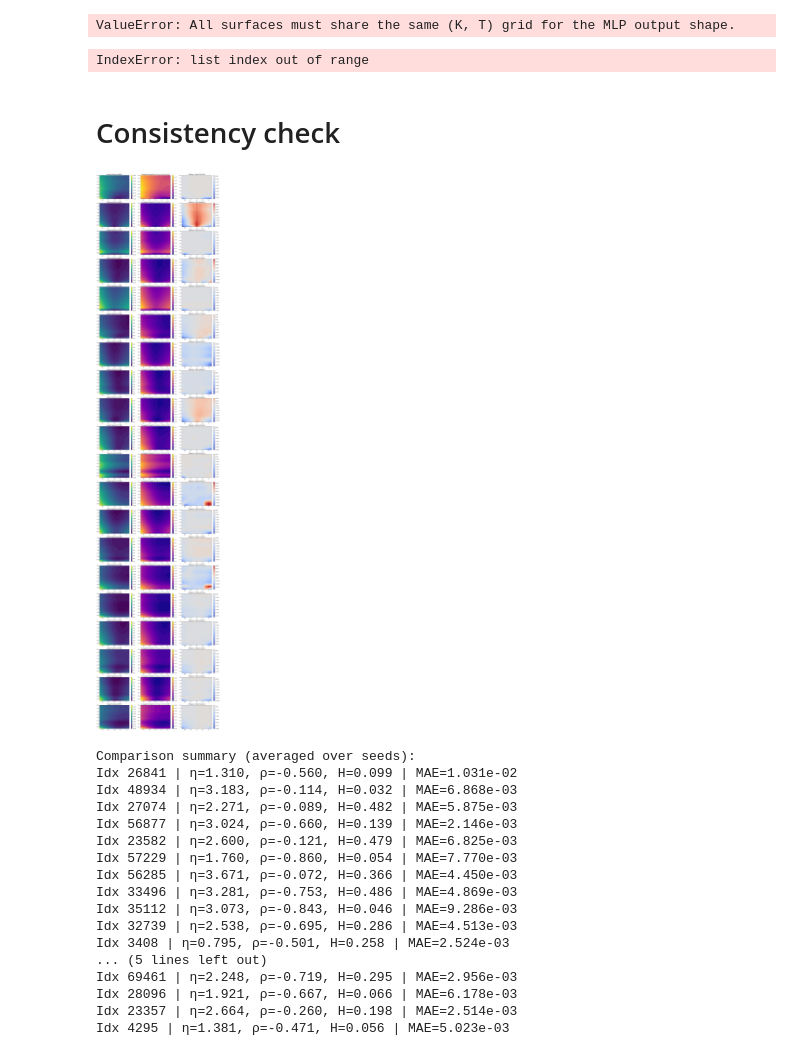
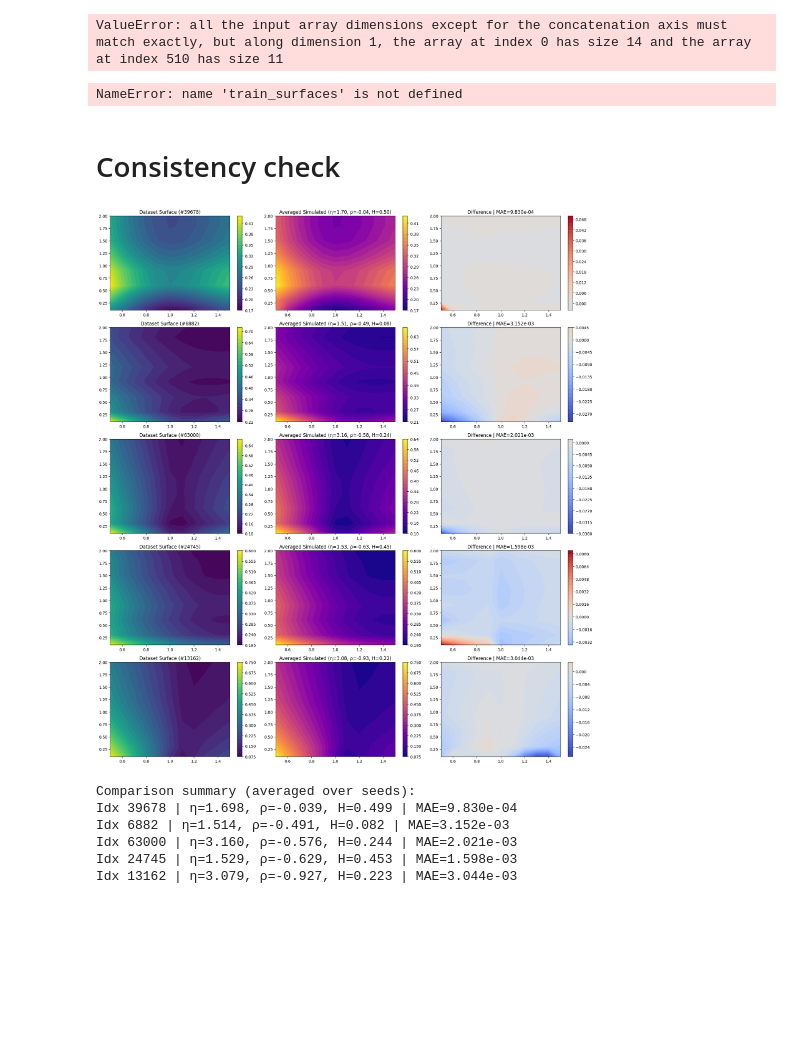
Before and after one commit to nwinkler99/deeponet_calibrations, a Jupyter notebook: training/training.ipynb, the cells around one changed output. Cells and saved outputs as stored; diff of their text form; code cells hidden in the pictures; blank space fills up the shorter version.

Commit message:
imporved data gen

```diff
--- a/training/training.ipynb
+++ b/training/training.ipynb
@@ -67,5 +58,5 @@ Loaded batch_0005.pkl
 # %%
-k = 141
+k = 239
 x = surfaces[k]["iv_surface"]
 xi0_knots = np.array(surfaces[k]["params"]["xi0_knots"])
 maturities = np.array(surfaces[k]["grid"]["maturities"])
@@ -74,7 +65,7 @@ strikes = np.array(surfaces[k]["grid"]["strikes"])
 # --- reconstruct bin edges for piecewise-constant ξ₀(t) ---
 # first edge starts at 0, last one ends at the final maturity
 edges = np.concatenate([[0.0], maturities])
-
+x = repair_edges_local_directional(iv_surface=x, maturities=maturities, strikes=strikes)
 plot_iv_surface(
     x, strikes, maturities,
     xi0_knots=xi0_knots,      # K values
@@ -85,20 +176,51 @@ plot_iv_surface(
 # %%
-train_surfaces = surfaces[:5500]
-test_surfaces = surfaces[5500:]
+train_surfaces = surfaces[:1400]
+test_surfaces = surfaces[1400:]
 
-train_loader, val_loader, bdim, Ks, Ts = MLP.prepare_data(train_surfaces)
+train_loader, val_loader, bdim, Ks, Ts = DeepONet.prepare_data(train_surfaces)
 model = DeepONet(branch_in_dim=bdim, latent_dim=64, hidden_dim=64, lr=1e-3)
 model.set_grid(Ks, Ts)
 model.set_io_dims(input_dim=bdim)
 model.train_model(train_loader, val_loader, epochs=10)
 fig = model.plot_evaluation(test_surfaces[0])  # no extra args needed
 model.evaluate_and_save(test_surfaces, out_dir="deeponet_eval")
+
+
+# ========================================
+# 1️⃣ Prepare data
+# ========================================
+# train_loader, val_loader, input_dim, output_shape, Ks, Ts = MLP.prepare_data(train_surfaces)
+
+# # ========================================
+# # 2️⃣ Initialize model
+# # ========================================
+# model = MLP(
+#     input_dim=input_dim,
+#     output_shape=output_shape,
+#     hidden_dims=(64, 64, 64),
+#     lr=1e-3
+# )
+
+# # Save grid + dimensions internally (for plotting and saving)
+# model.set_grid(Ks, Ts)
+# model.set_io_dims(input_dim=input_dim, output_shape=output_shape)
+
+# # ========================================
+# # 3️⃣ Train
+# # ========================================
+# model.train_model(train_loader, val_loader, epochs=10)
+
+# # ========================================
+# # 4️⃣ Evaluate and plot
+# # ========================================
+# fig = model.plot_evaluation(test_surfaces[0])  # uses stored Ks, Ts
+# x = model.evaluate(test_surfaces, out_dir="mlp_eval")
 # %% [output]
-ValueError: All surfaces must share the same (K, T) grid for the MLP output shape.
+ValueError: all the input array dimensions except for the concatenation axis must match exactly, but along dimension 1, the array at index 0 has size 14 and the array at index 510 has size 11
-# %%
-test_surfaces[0]
-# %% [output]
-IndexError: list index out of range
+# %%
+train_surfaces[0]
+# %% [output]
+NameError: name 'train_surfaces' is not defined
 # %% [markdown]
 # Consistency check
 # %%
@@ -126,9 +248,9 @@ cfg = SimulationConfig(M=50000, n=500, T_max=2.0, S0=1.0, G=1)
 # ======================================================
 # 2️⃣ Define subset of parameter sets to test
 # ======================================================
-num_tests = 20        # number of parameter combinations to test
+num_tests = 5        # number of parameter combinations to test
 num_seeds = 1        # how many seeds to average over
-np.random.seed(1230)
+np.random.seed(12346)
 test_indices = np.random.choice(len(xx), num_tests, replace=False)
 
 # ======================================================
@@ -158,48 +280,37 @@ for row, idx in enumerate(test_indices):
     diff = sim_surface - true_surface
     mae = np.mean(np.abs(diff))
     results.append({"idx": idx, "eta": eta, "rho": rho, "H": H, "mae": mae})
 
     K, T = np.meshgrid(strikes, maturities)
 
     # Plot
     c0 = axs[row, 0].contourf(K, T, true_surface, levels=30, cmap="viridis")
     axs[row, 0].set_title(f"Dataset Surface (#{idx})")
     plt.colorbar(c0, ax=axs[row, 0])
 
     c1 = axs[row, 1].contourf(K, T, sim_surface, levels=30, cmap="plasma")
     axs[row, 1].set_title(f"Averaged Simulated (η={eta:.2f}, ρ={rho:.2f}, H={H:.2f})")
     plt.colorbar(c1, ax=axs[row, 1])
 
     vmax = np.max(np.abs(diff))
     c2 = axs[row, 2].contourf(K, T, diff, levels=30, cmap="coolwarm", vmin=-vmax, vmax=vmax)
     axs[row, 2].set_title(f"Difference | MAE={mae:.3e}")
     plt.colorbar(c2, ax=axs[row, 2])
 
 plt.tight_layout()
 plt.show()
 
 # ======================================================
 # 4️⃣ Print summary stats
 # ======================================================
 print("Comparison summary (averaged over seeds):")
 for r in results:
     print(f"Idx {r['idx']:>4} | η={r['eta']:.3f}, ρ={r['rho']:.3f}, H={r['H']:.3f} | MAE={r['mae']:.3e}")
 # %% [output]
-[figure, old version]
+[figure, new version]
 Comparison summary (averaged over seeds):
-Idx 26841 | η=1.310, ρ=-0.560, H=0.099 | MAE=1.031e-02
-Idx 48934 | η=3.183, ρ=-0.114, H=0.032 | MAE=6.868e-03
-Idx 27074 | η=2.271, ρ=-0.089, H=0.482 | MAE=5.875e-03
-Idx 56877 | η=3.024, ρ=-0.660, H=0.139 | MAE=2.146e-03
-Idx 23582 | η=2.600, ρ=-0.121, H=0.479 | MAE=6.825e-03
-Idx 57229 | η=1.760, ρ=-0.860, H=0.054 | MAE=7.770e-03
-Idx 56285 | η=3.671, ρ=-0.072, H=0.366 | MAE=4.450e-03
-Idx 33496 | η=3.281, ρ=-0.753, H=0.486 | MAE=4.869e-03
-Idx 35112 | η=3.073, ρ=-0.843, H=0.046 | MAE=9.286e-03
-Idx 32739 | η=2.538, ρ=-0.695, H=0.286 | MAE=4.513e-03
-Idx 3408 | η=0.795, ρ=-0.501, H=0.258 | MAE=2.524e-03
-... (5 lines left out)
-Idx 69461 | η=2.248, ρ=-0.719, H=0.295 | MAE=2.956e-03
-Idx 28096 | η=1.921, ρ=-0.667, H=0.066 | MAE=6.178e-03
-Idx 23357 | η=2.664, ρ=-0.260, H=0.198 | MAE=2.514e-03
-Idx 4295 | η=1.381, ρ=-0.471, H=0.056 | MAE=5.023e-03
+Idx 39678 | η=1.698, ρ=-0.039, H=0.499 | MAE=9.830e-04
+Idx 6882 | η=1.514, ρ=-0.491, H=0.082 | MAE=3.152e-03
+Idx 63000 | η=3.160, ρ=-0.576, H=0.244 | MAE=2.021e-03
+Idx 24745 | η=1.529, ρ=-0.629, H=0.453 | MAE=1.598e-03
+Idx 13162 | η=3.079, ρ=-0.927, H=0.223 | MAE=3.044e-03
```
Also changed, not shown: parts of 8 cells of this notebook, 24 other files.
